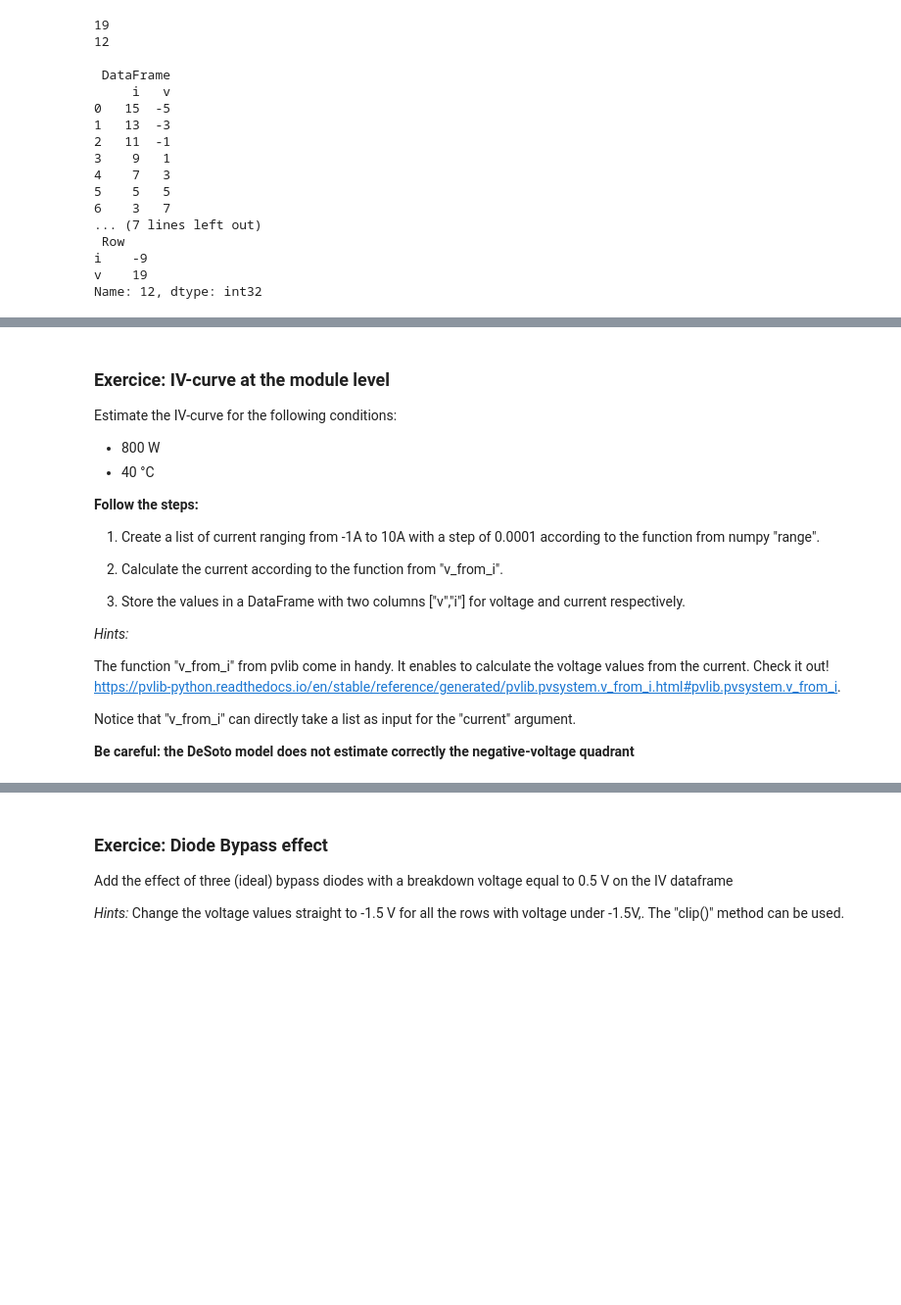
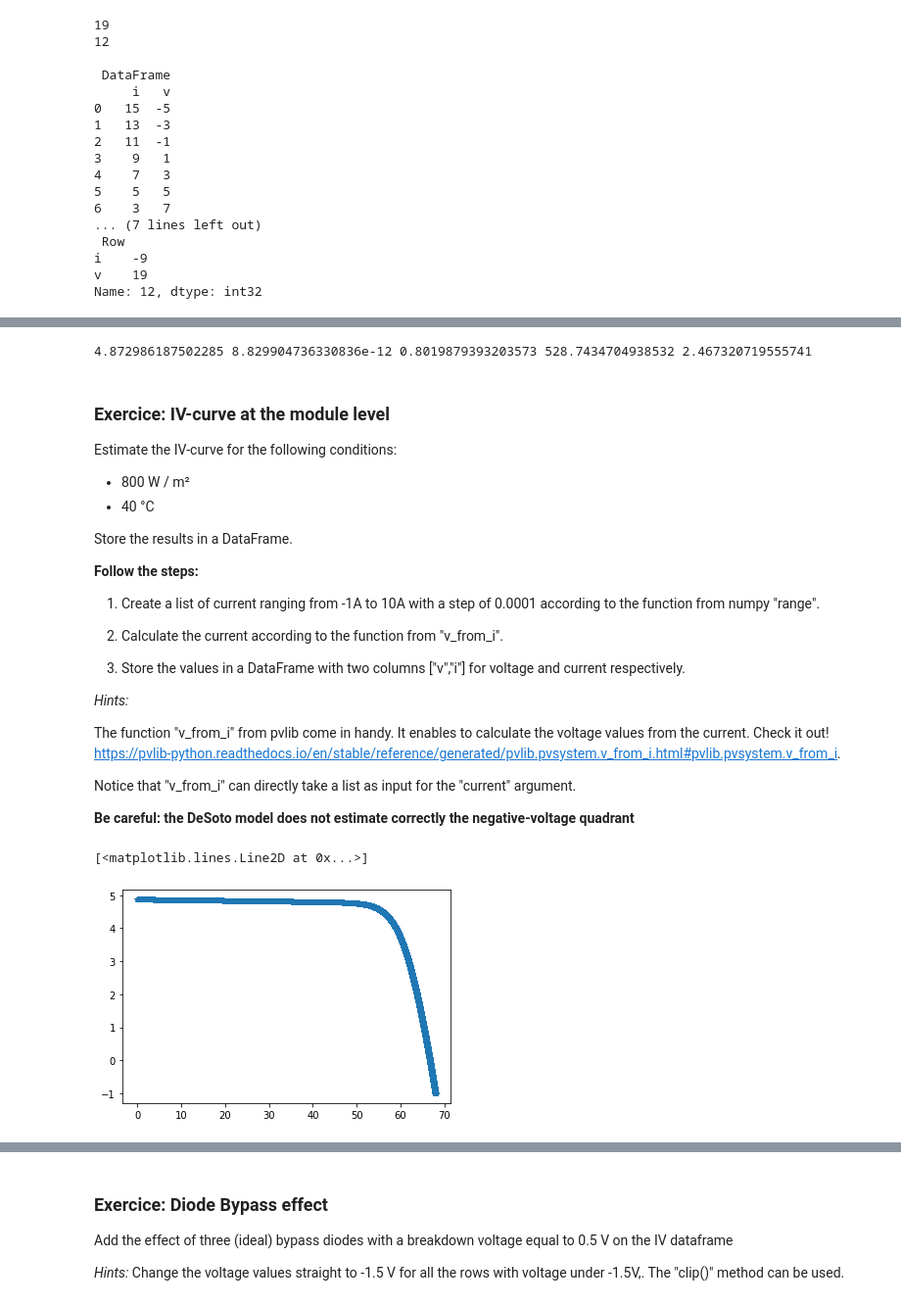
Before and after one commit to AlexandreHugoMathieu/pvfault_detection_solar_academy, a Jupyter notebook: notebooks/iv_curve_modeling.ipynb, the cells around one changed output, grey strips where cells are left out. Shown at 98% size. Drawn from its saved outputs; the diff is of its cells as text; code cells hidden in the pictures; blank space fills up the shorter version.

```diff
--- a/notebooks/iv_curve_modeling.ipynb
+++ b/notebooks/iv_curve_modeling.ipynb
@@ -174,10 +171,18 @@ Calculates the five parameters for the single diode model for:
+# %%
+# Calculates five parameter values for the single diode equation at effective irradiance and cell temperature using the DeSoto model.
+from pvlib.pvsystem import calcparams_desoto
+i_l, i_0, r_s, r_sh, a = calcparams_desoto(800, 40,  alpha_sc, a_ref, I_L_ref, I_o_ref, R_sh_ref, R_s)
+print(i_l, i_0, r_s, r_sh, a)
+# %% [output]
+4.872986187502285 8.829904736330836e-12 0.8019879393203573 528.7434704938532 2.467320719555741
 # %% [markdown]
 ### Exercice: IV-curve at the module level
 
 Estimate the IV-curve for the following conditions:
-- 800 W
+- 800 W / m²
 - 40 °C
 
+Store the results in a DataFrame.
 
 **Follow the steps:**
 
@@ -201 +204,16 @@ Notice that "v_from_i" can directly take a list as input for the "current" argum
+# %%
+# Prepare the voltage range
+i_range = np.arange(-1, 10, 0.0001)
+v_range = v_from_i(i_range, i_l, i_0, r_s, r_sh,a)
+
+# Store the values
+iv_df = pd.DataFrame()
+iv_df["i"] = i_range
+iv_df["v"] = v_range
+# %%
+filter = iv_df["v"]>0
+plt.plot(iv_df.loc[filter, "v"], iv_df.loc[filter,"i"], marker="*")
+# %% [output]
+[<matplotlib.lines.Line2D at 0x...>]
+[figure, added]
 # %% [markdown]
```
Also changed, not shown: parts of 46 cells of this notebook.
